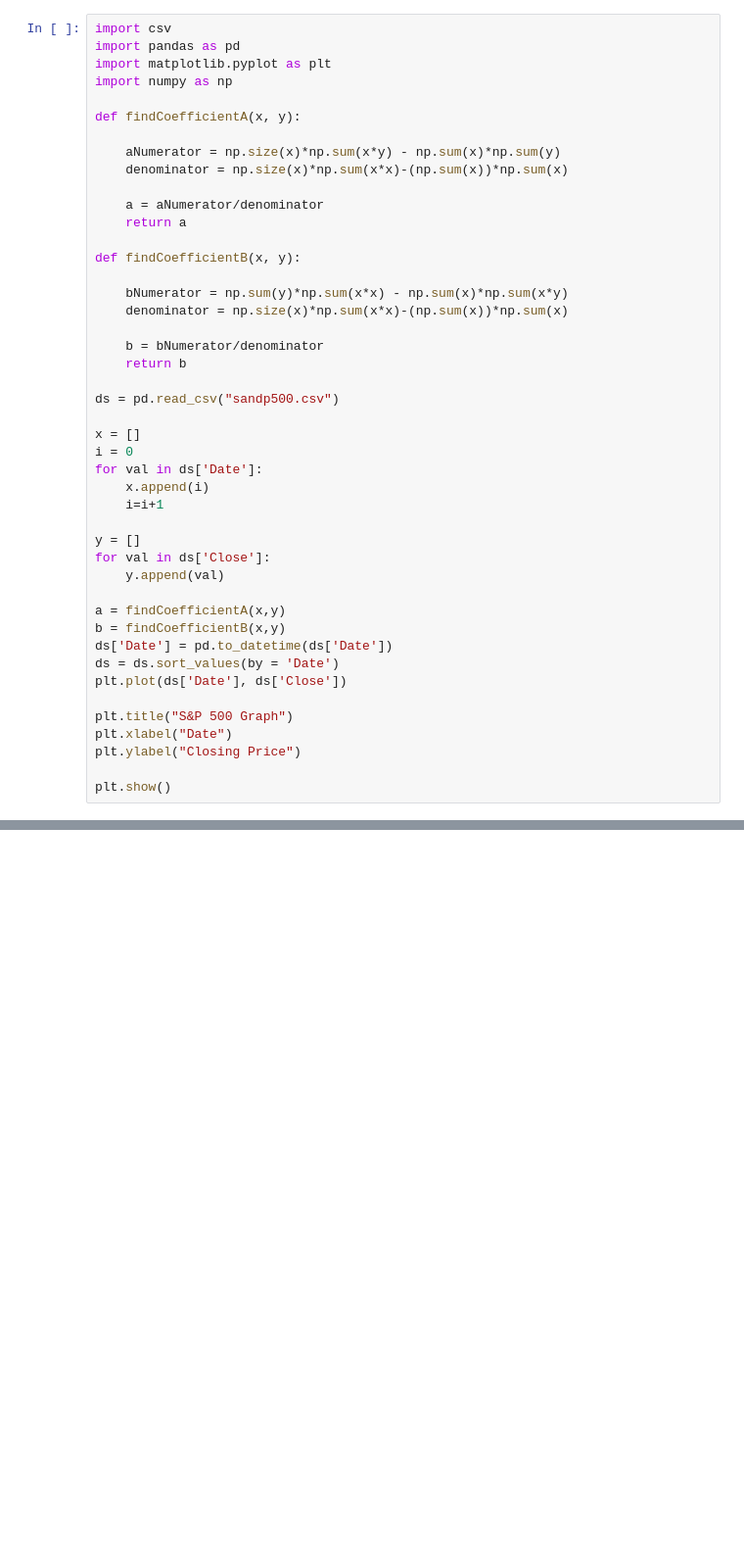
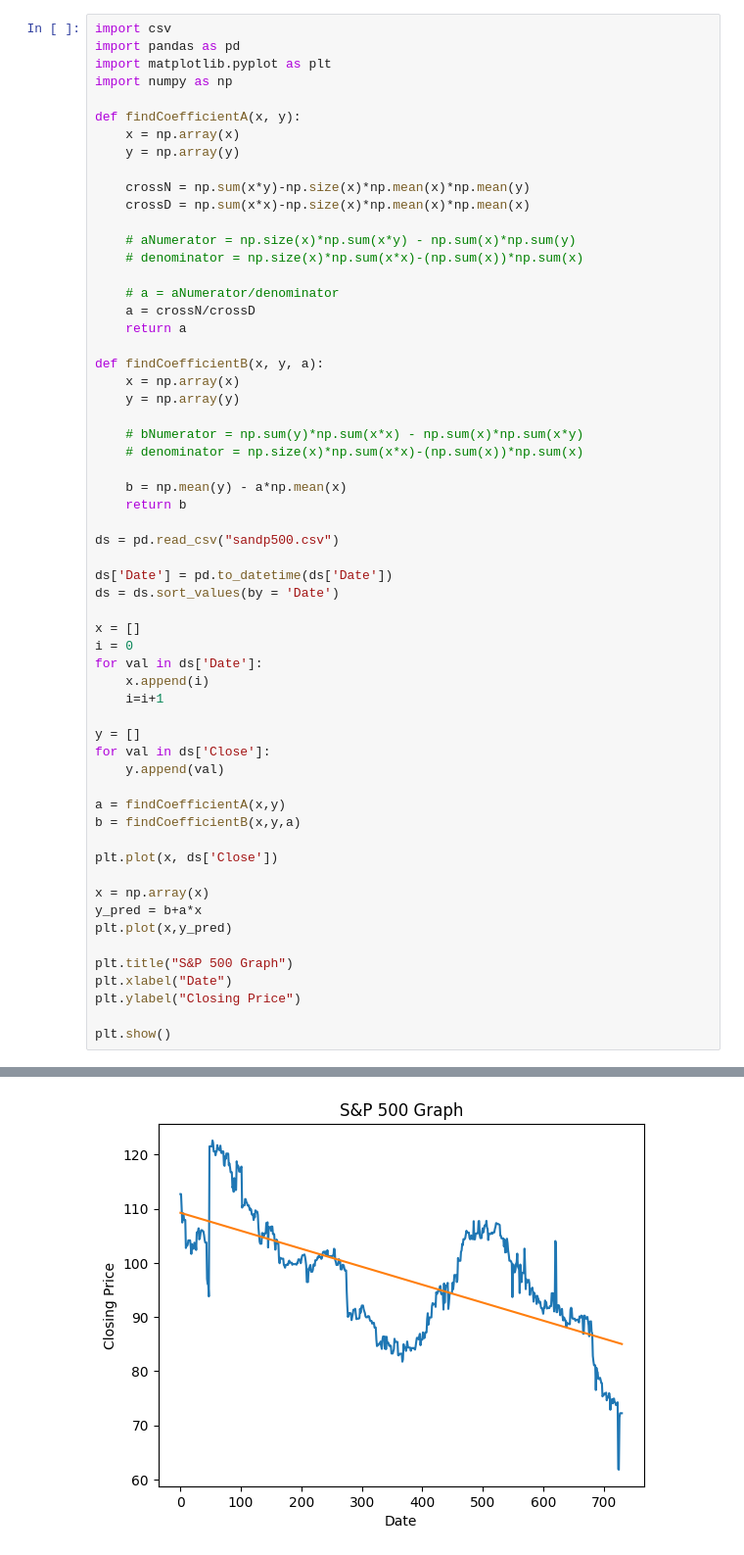
Before and after one commit to code4ry/FinRL-RegressionModels, a Jupyter notebook: Datasets/linreg.ipynb, the cells around one changed output, grey strips where cells are left out. Shown at 98% size. Cells and saved outputs as stored; diff of their text form; blank space fills up the shorter version.

```diff
--- a/Datasets/linreg.ipynb
+++ b/Datasets/linreg.ipynb
@@ -5,22 +5,33 @@ import matplotlib.pyplot as plt
 import numpy as np
 
 def findCoefficientA(x, y):
+    x = np.array(x)
+    y = np.array(y)
 
-    aNumerator = np.size(x)*np.sum(x*y) - np.sum(x)*np.sum(y)
-    denominator = np.size(x)*np.sum(x*x)-(np.sum(x))*np.sum(x)
+    crossN = np.sum(x*y)-np.size(x)*np.mean(x)*np.mean(y)
+    crossD = np.sum(x*x)-np.size(x)*np.mean(x)*np.mean(x)
 
-    a = aNumerator/denominator
+    # aNumerator = np.size(x)*np.sum(x*y) - np.sum(x)*np.sum(y)
+    # denominator = np.size(x)*np.sum(x*x)-(np.sum(x))*np.sum(x)
+
+    # a = aNumerator/denominator
+    a = crossN/crossD
     return a
 
-def findCoefficientB(x, y):
+def findCoefficientB(x, y, a):
+    x = np.array(x)
+    y = np.array(y)
 
-    bNumerator = np.sum(y)*np.sum(x*x) - np.sum(x)*np.sum(x*y)
-    denominator = np.size(x)*np.sum(x*x)-(np.sum(x))*np.sum(x)
+    # bNumerator = np.sum(y)*np.sum(x*x) - np.sum(x)*np.sum(x*y)
+    # denominator = np.size(x)*np.sum(x*x)-(np.sum(x))*np.sum(x)
 
-    b = bNumerator/denominator
+    b = np.mean(y) - a*np.mean(x)
     return b
 
 ds = pd.read_csv("sandp500.csv")
+
+ds['Date'] = pd.to_datetime(ds['Date'])
+ds = ds.sort_values(by = 'Date')
 
 x = []
 i = 0
@@ -33,10 +44,13 @@ for val in ds['Close']:
     y.append(val)
 
 a = findCoefficientA(x,y)
-b = findCoefficientB(x,y)
-ds['Date'] = pd.to_datetime(ds['Date'])
-ds = ds.sort_values(by = 'Date')
-plt.plot(ds['Date'], ds['Close'])
+b = findCoefficientB(x,y,a)
+
+plt.plot(x, ds['Close'])
+
+x = np.array(x)
+y_pred = b+a*x
+plt.plot(x,y_pred)
 
 plt.title("S&P 500 Graph")
 plt.xlabel("Date")
@@ -47,0 +61 @@ TypeError: can't multiply sequence by non-int of type 'list'
+[figure, added]
```
Also changed, not shown: parts of 1 cell of this notebook.
